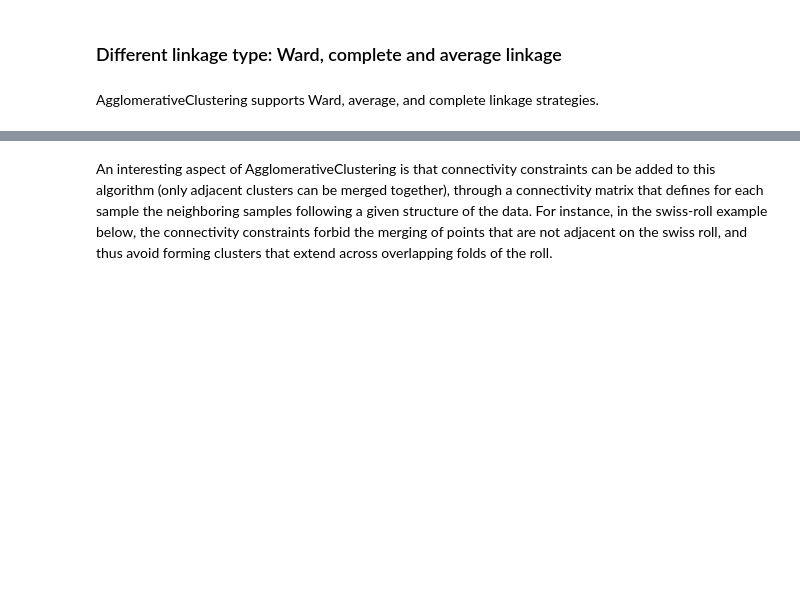
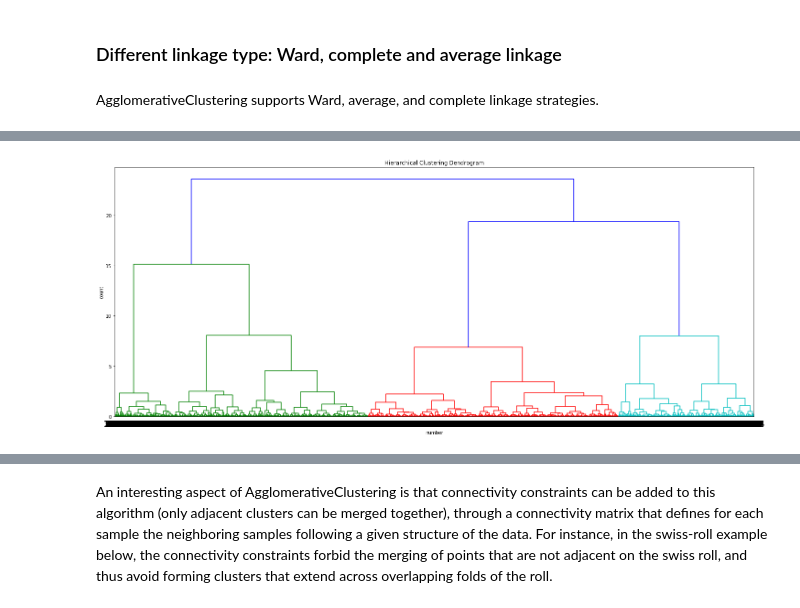
Before and after one commit to meecc/LetsExplorePython, a Jupyter notebook: Section 3 - Machine Learning/UnSupervised Learning Algorithm/1. Hierarchical clustering - structured vs unstructured ward.ipynb, the cells around one changed output, grey strips where cells are left out. Cells and saved outputs as stored; diff of their text form; code cells hidden in the pictures; blank space fills up the shorter version.

```diff
--- a/Section 3 - Machine Learning/UnSupervised Learning Algorithm/1. Hierarchical clustering - structured vs unstructured ward.ipynb
+++ b/Section 3 - Machine Learning/UnSupervised Learning Algorithm/1. Hierarchical clustering - structured vs unstructured ward.ipynb
@@ -116,0 +138,16 @@ complete : 0.47s
+# %%
+from scipy.cluster.hierarchy import dendrogram, linkage
+# calculate full dendrogram
+plt.figure(figsize=(25, 10))
+plt.title('Hierarchical Clustering Dendrogram')
+plt.xlabel('number')
+plt.ylabel('count')
+Z = linkage(X_red, 'ward')
+dendrogram(
+    Z,
+    leaf_rotation=0.,  # rotates the x axis labels
+    leaf_font_size=20.,  # font size for the x axis labels
+)
+plt.show()
+# %% [output]
+[figure, added]
```
Also changed, not shown: parts of 50 cells of this notebook, 7 other files.
